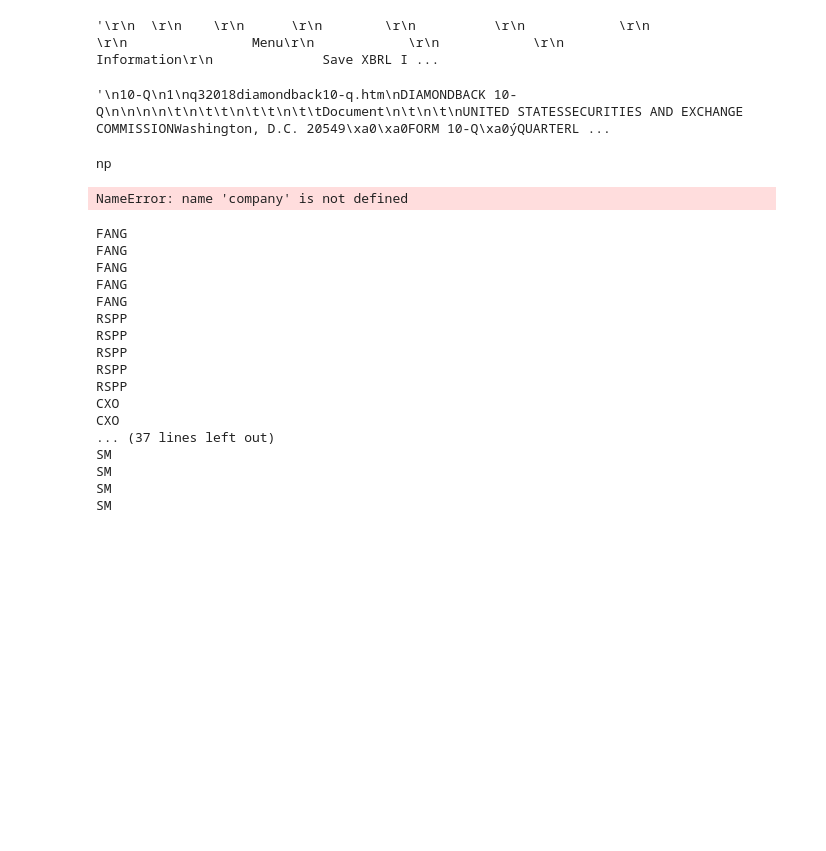
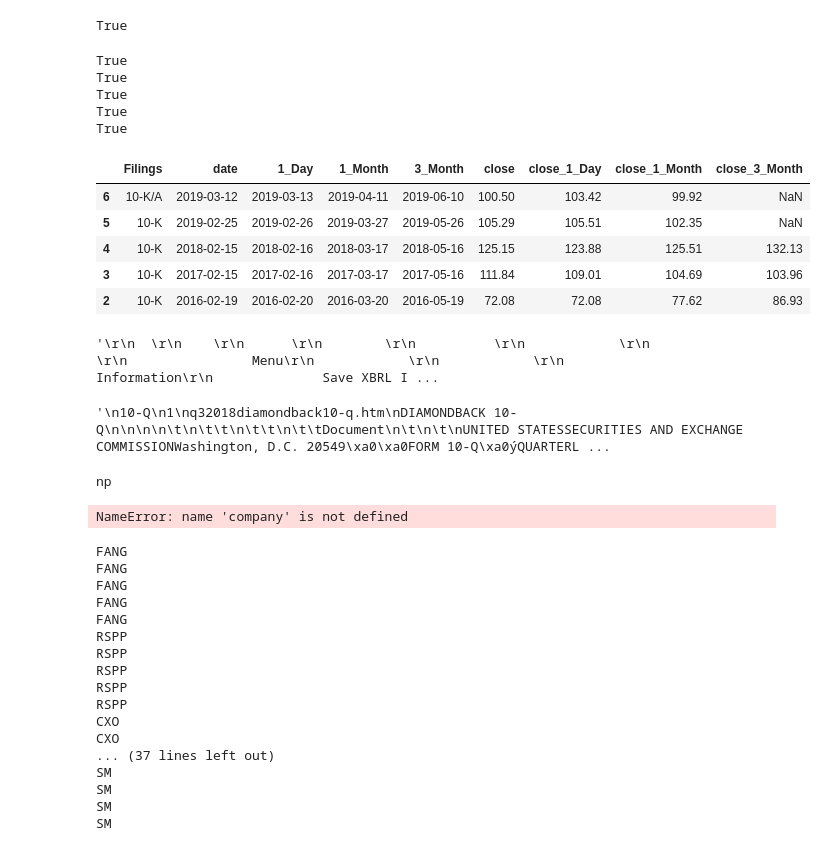
Before and after one commit to NickDonahoe/OilGasEarningsAnalysis, a Jupyter notebook: Edgar Python/DataFrameGenerator.ipynb, the cells around one changed output. Drawn from its saved outputs; the diff is of its cells as text; code cells hidden in the pictures; blank space fills up the shorter version.

```diff
--- a/Edgar Python/DataFrameGenerator.ipynb
+++ b/Edgar Python/DataFrameGenerator.ipynb
@@ -66,3 +189,32 @@ NameError: name 'np' is not defined
+# %%
+df_FANG_dates['date'][0] < np.datetime64('2019-01-19')
+# %% [output]
+True
+# %%
+df_FANG_dates = df_FANG_dates[(df_FANG_dates['Filings'] == "10-K") | (df_FANG_dates['Filings'] =="10-K/A")]
+#for row in df_FANG_dates:
+#    print(row)
+df_FANG_dates.reset_index(drop=True)
+for date in df_FANG_dates['date']:
+
+    if date < np.datetime64('2019-01-19'):
+        print(True)
+df_FANG_dates = df_FANG_dates.reset_index(drop=True).sort_values('date', ascending=False).drop([0, 1])
+# %% [output]
+True
+True
+True
+True
+True
+# %%
+df_FANG_dates
+# %% [output]
+|  | Filings | date | 1_Day | 1_Month | 3_Month | close | close_1_Day | close_1_Month | close_3_Month |
+| 6 | 10-K/A | 2019-03-12 | 2019-03-13 | 2019-04-11 | 2019-06-10 | 100.50 | 103.42 | 99.92 | NaN |
+| 5 | 10-K | 2019-02-25 | 2019-02-26 | 2019-03-27 | 2019-05-26 | 105.29 | 105.51 | 102.35 | NaN |
+| 4 | 10-K | 2018-02-15 | 2018-02-16 | 2018-03-17 | 2018-05-16 | 125.15 | 123.88 | 125.51 | 132.13 |
+| 3 | 10-K | 2017-02-15 | 2017-02-16 | 2017-03-17 | 2017-05-16 | 111.84 | 109.01 | 104.69 | 103.96 |
+| 2 | 10-K | 2016-02-19 | 2016-02-20 | 2016-03-20 | 2016-05-19 | 72.08 | 72.08 | 77.62 | 86.93 |
 # %%
 def ten_q_files(company,cik):
     company = edgar.Company(company, cik)
```
Also changed, not shown: parts of 6 cells of this notebook.
